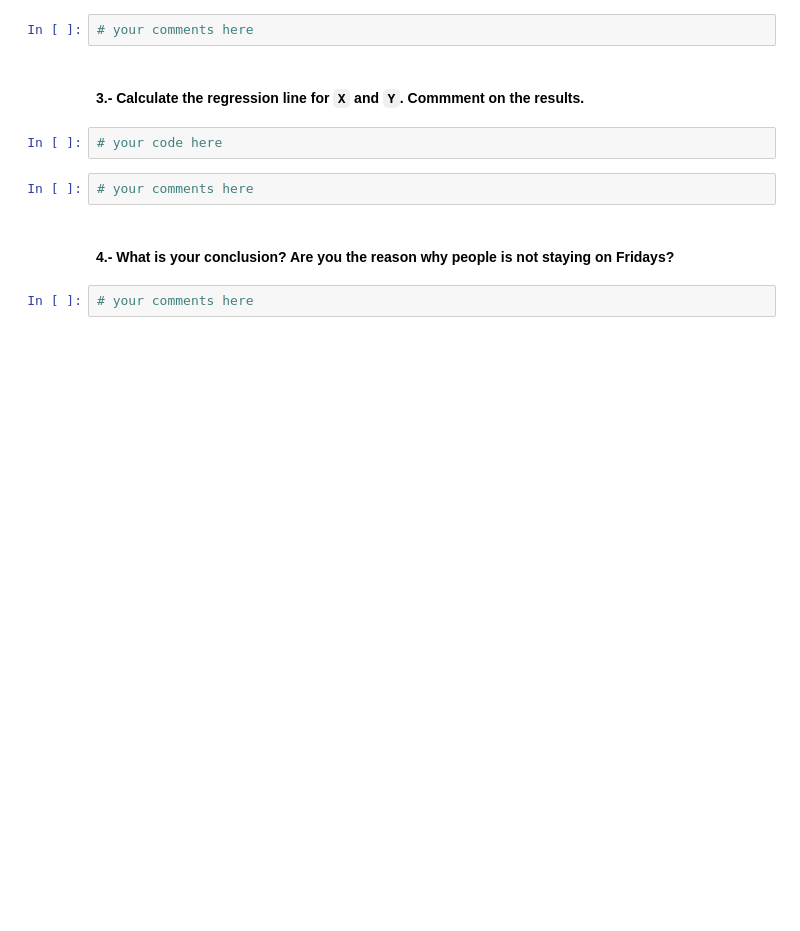
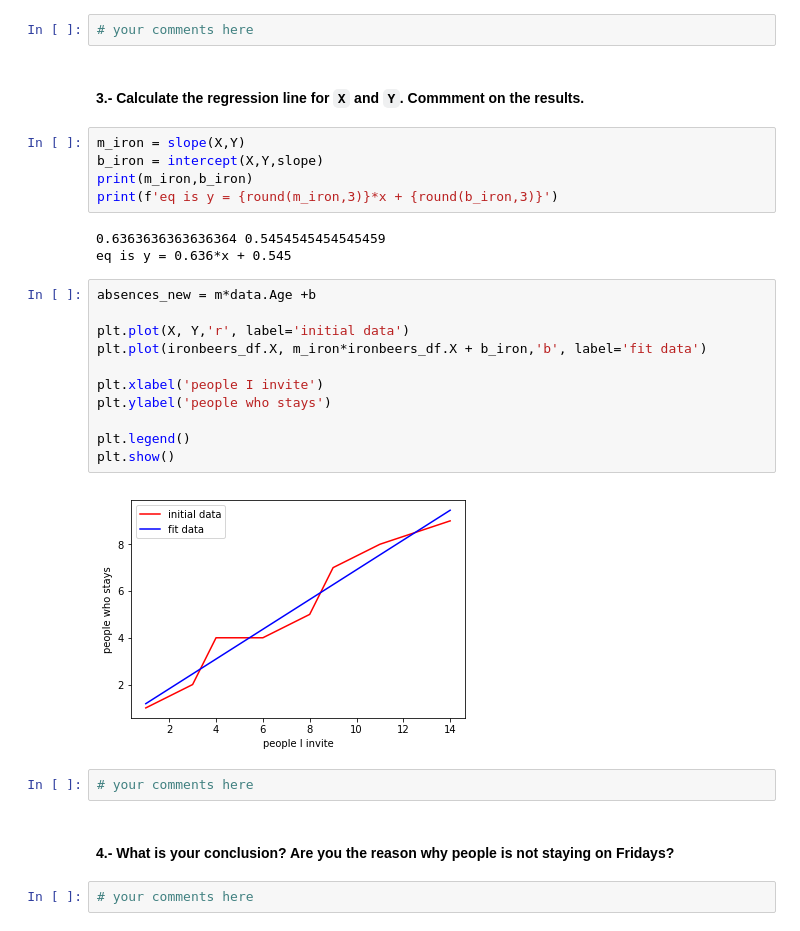
Before and after one commit to ta-data-bcn/lab-linear-regression-correlation, a Jupyter notebook: your-code/main.ipynb, the cells around one changed output. Drawn from its saved outputs; the diff is of its cells as text; blank space fills up the shorter version.

```diff
--- a/your-code/main.ipynb
+++ b/your-code/main.ipynb
@@ -197,8 +216,27 @@ ironbeers_df = pd.DataFrame({'X': [1,3,4,6,8,9,11,14], 'Y': [1,2,4,4,5,7,8,9]})
 # your comments here
 # %% [markdown]
 #### 3.- Calculate the regression line for `X` and `Y`. Commment on the results.
-# %%
-# your code here
+# %%
+m_iron = slope(X,Y)
+b_iron = intercept(X,Y,slope)
+print(m_iron,b_iron)
+print(f'eq is y = {round(m_iron,3)}*x + {round(b_iron,3)}')
+# %% [output]
+0.6363636363636364 0.5454545454545459
+eq is y = 0.636*x + 0.545
+# %%
+absences_new = m*data.Age +b
+
+plt.plot(X, Y,'r', label='initial data')
+plt.plot(ironbeers_df.X, m_iron*ironbeers_df.X + b_iron,'b', label='fit data')
+
+plt.xlabel('people I invite')
+plt.ylabel('people who stays')
+
+plt.legend()
+plt.show()
+# %% [output]
+[figure, added]
 # %%
 # your comments here
 # %% [markdown]
```
Also changed, not shown: parts of 25 cells of this notebook.
